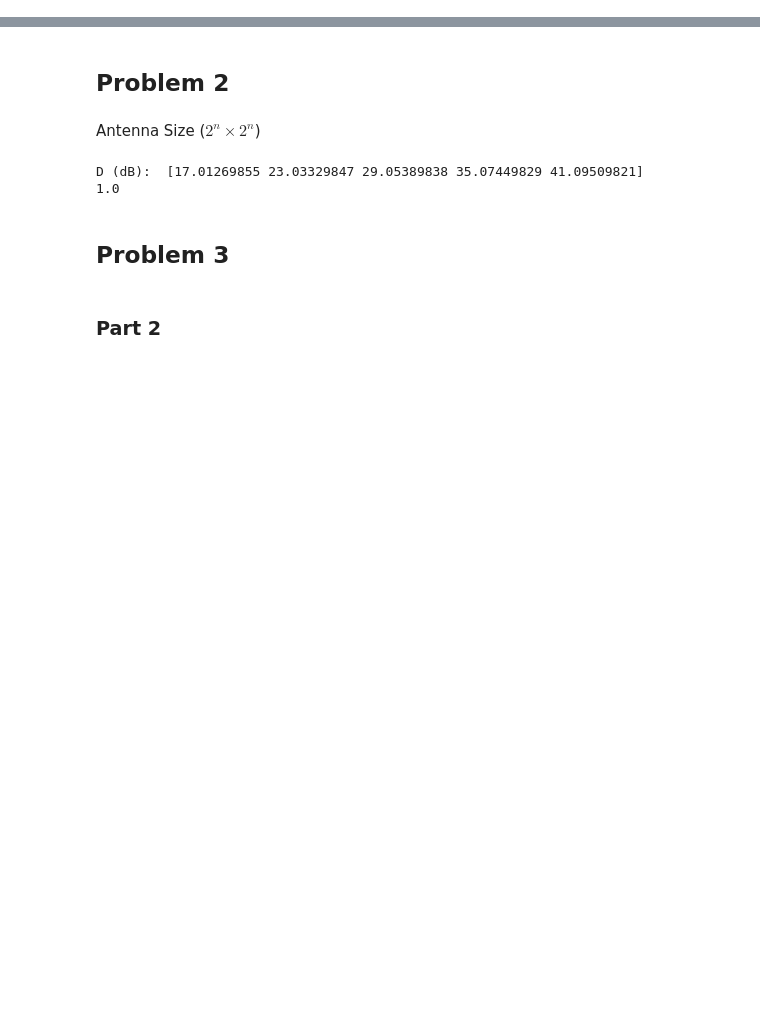
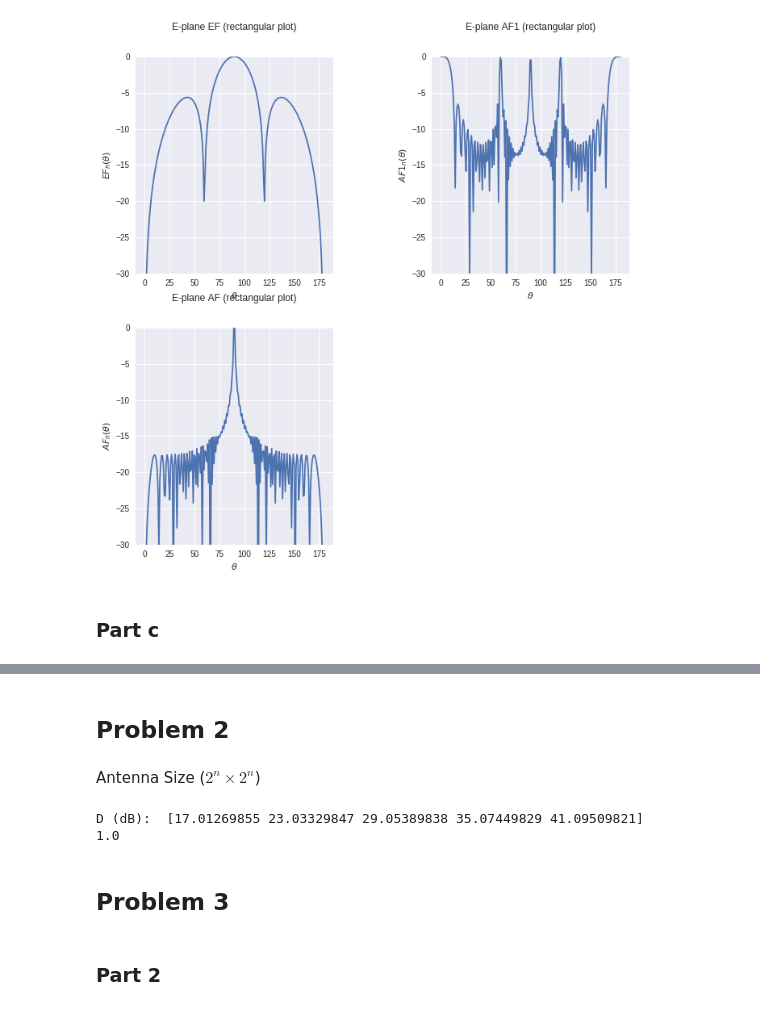
Before and after one commit to Zhaoxin-Hu/ECE222A, a Jupyter notebook: Homework_5.ipynb, the cells around one changed output, grey strips where cells are left out. Drawn from its saved outputs; the diff is of its cells as text; code cells hidden in the pictures; blank space fills up the shorter version.

```diff
--- a/Homework_5.ipynb
+++ b/Homework_5.ipynb
@@ -18,0 +86,9 @@ from scipy.signal import argrelextrema
+# %%
+N = 16
+NE = 4
+dz = 2 # *wvlen
+dzE = 0.5 # *wvlen
+k = 2*np.pi # /wvlen
+
+num_pts_theta = 200
+theta = np.linspace(0, np.pi, num_pts_theta)
@@ -18,0 +127,41 @@ from scipy.signal import argrelextrema
+# %%
+scale = 'dB'
+
+plt.figure(figsize = (10,10))
+ax = plt.subplot(221)
+if scale == 'lin':
+    ax.plot(theta, (EF_n(theta, np.pi/2)))
+else:
+    ax.plot(theta/np.pi*180, 10*np.log10(EF_n(theta, np.pi/2)))
+    ax.set_ylim(-30, 0)
+ax.set_title(r'E-plane EF (rectangular plot)', y=1.1)
+ax.set_xlabel(r'$\theta$')
+ax.set_ylabel(r'$EF_n(\theta)$')
+
+ax = plt.subplot(222)
+if scale == 'lin':
+    ax.plot(theta, (AF1_n(theta, np.pi/2)))
+else:
+    ax.plot(theta/np.pi*180, 10*np.log10(AF1_n(theta, np.pi/2)))
+    ax.set_ylim(-30, 0)
+ax.set_title(r'E-plane AF1 (rectangular plot)', y=1.1)
+ax.set_xlabel(r'$\theta$')
+ax.set_ylabel(r'$AF1_n(\theta)$')
+
+
+ax = plt.subplot(223)
+if scale == 'lin':
+    ax.plot(theta, (AF_n(theta, np.pi/2)))
+else:
+    ax.plot(theta/np.pi*180, 10*np.log10(AF_n(theta, np.pi/2)))
+    ax.set_ylim(-30, 0)
+ax.set_title(r'E-plane AF (rectangular plot)', y=1.1)
+ax.set_xlabel(r'$\theta$')
+ax.set_ylabel(r'$AF_n(\theta)$')
+
+plt.subplots_adjust(top=0.92, bottom=0.08, left=0.10, right=0.95, hspace=0.25,
+                    wspace=0.5)
+# %% [output]
+[figure, added]
+# %% [markdown]
+### Part c
```
Also changed, not shown: parts of 39 cells of this notebook.
